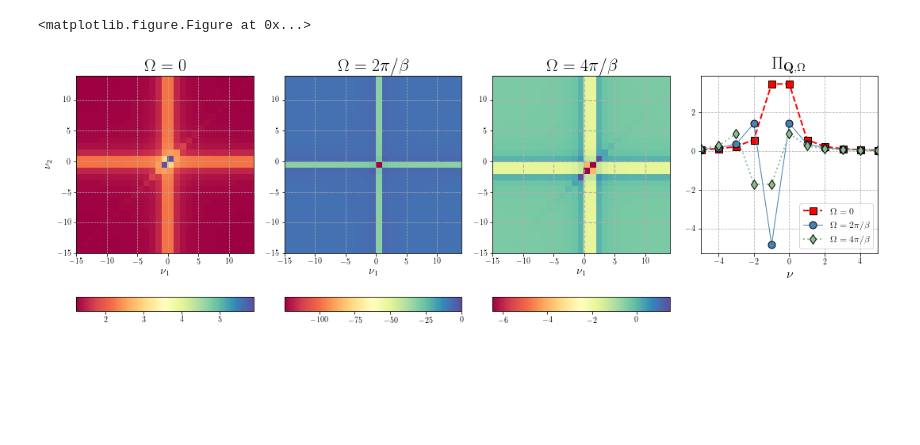
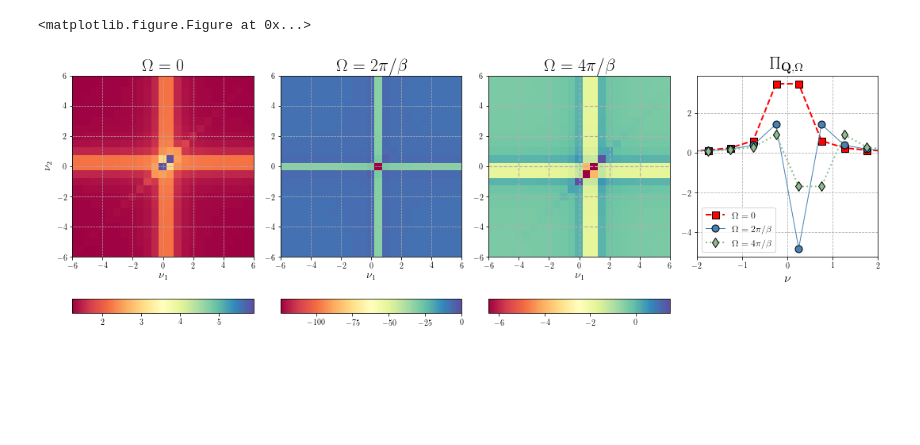
Before and after one commit to Ciro-Taranto/fRG_paper, a Jupyter notebook: scripts/Perp_ladder.ipynb, the cells around one changed output. Cells and saved outputs as stored; diff of their text form; code cells hidden in the pictures.

Commit message:
Frequency adjustment on plots and labels in phase diagram

```diff
--- a/scripts/Perp_ladder.ipynb
+++ b/scripts/Perp_ladder.ipynb
@@ -5,6 +5,8 @@ from matplotlib.pyplot import MaxNLocator
 %matplotlib inline
 # %%
 plt.clf()
+
+T = 0.08
 
 # pick the desired colormap, sensible levels, and define a normalization
 # instance which takes data values and translates those into levels.
@@ -14,20 +16,22 @@ filename0 = '../data/PL_density_0.txt'
 filename1 = '../data/PL_density_1.txt'
 filename2 = '../data/PL_density_2.txt'
 
+def nfer(iw): return T*np.pi*(2.*iw+1.)
+
 def plotBubble(ax):
     ms = 9.0
     bolla = np.loadtxt('../data/PL_chi_nu.txt')
 
-    ax.plot( bolla[:,0], bolla[:,1] , marker ='s', markeredgecolor='black',markersize =ms,color='r', label=r'$\Omega=0$',
+    ax.plot( nfer(bolla[:,0]), (bolla[:,1])[::-1] , marker ='s', markeredgecolor='black',markersize =ms,color='r', label=r'$\Omega=0$',
         linewidth=2.0, linestyle='dashed')
-    ax.plot( bolla[:,0], bolla[:,2] , marker ='o', markeredgecolor='black',markersize=ms,color='steelblue', label=r'$\Omega=2\pi/ \beta$',
+    ax.plot( nfer(bolla[:,0]), (bolla[:,2])[::-1] , marker ='o', markeredgecolor='black',markersize=ms,color='steelblue', label=r'$\Omega=2\pi/ \beta$',
         linewidth=1.0, linestyle='solid')
-    ax.plot( bolla[:,0], bolla[:,3] , marker= 'd',markeredgecolor= 'black',markersize=ms, color='darkseagreen', label=r'$\Omega=4\pi/ \beta$',
+    ax.plot( nfer(bolla[:,0]), (bolla[:,3])[::-1] , marker= 'd',markeredgecolor= 'black',markersize=ms, color='darkseagreen', label=r'$\Omega=4\pi/ \beta$',
         linewidth=2.0, linestyle='dotted')
     ax.axes.grid(linestyle='dashed')
-    ax.legend(loc=4,fontsize=12)
+    ax.legend(loc=3,fontsize=12)
 
-    ax.set_xlim([-5,5])
+    ax.set_xlim([-2,2])
 
     xlim = ax.get_xlim()
     ylim = ax.get_ylim()
@@ -59,10 +63,10 @@ def plotDen(filename,ax,lab, iw, isFirstPlot, gw=0.7):
     #data = np.array( [[ Den13(nu1,nu3) for nu3 in x ] for nu1 in x])
     data = np.array( [[ Den12(nu1,nu2) for nu2 in x ] for nu1 in x])
 
-    im= ax.pcolormesh(x,x,data,cmap=cmap )
+    im= ax.pcolormesh(nfer(x),nfer(x),data,cmap=cmap )
 
-    ax.set_xlim([-15,14])
-    ax.set_ylim([-15,14])
+    ax.set_xlim([-6,6])
+    ax.set_ylim([-6,6])
     ax.grid(linestyle='dashed',linewidth=gw)
 
     ax.set_xlabel(r'$\nu_1$', fontsize=14)
@@ -77,31 +81,31 @@ def plotDen(filename,ax,lab, iw, isFirstPlot, gw=0.7):
 
 fig, ((ax1, ax2, ax3, bb1),(ax4,ax5,ax6, bb2)) = plt.subplots(ncols=4,nrows=2, figsize=(15,6.6))
 bb2.axis('off')
 im1=plotDen(filename0,ax1,r'$\Omega=0$',0,  True)
 im2=plotDen(filename1,ax2,r'$\Omega=2\pi/ \beta$',1, False)
 im3=plotDen(filename2,ax3,r'$\Omega=4\pi/ \beta$',2, False, gw=1.2)
 
 # Plot bubble
 plotBubble(bb1)
 
 ax4.set_aspect(0.08)
 ax5.set_aspect(0.08)
 ax6.set_aspect(0.08)
 
 cb4 = plt.colorbar(im1,cax=ax4,orientation='horizontal')
 cb5 = plt.colorbar(im2,cax=ax5,orientation='horizontal')
 cb6 = plt.colorbar(im3,cax=ax6,orientation='horizontal')
 
 for cb in (cb4,cb5,cb6):
     cb.locator = MaxNLocator(5)
     cb.update_ticks()
 
 plt.subplots_adjust(hspace=-1.2)
 plt.tight_layout()
 #plt.subplots_adjust(bottom=-0.2)
 
 #plt.subplots_adjust(wspace = 0.04)
 plt.savefig('../images/juppy/PL_all.png',dpi=300)
 # %% [output]
 <matplotlib.figure.Figure at 0x...>
-[figure, old version]
+[figure, new version]
```
Also changed, not shown: 11 other files.
